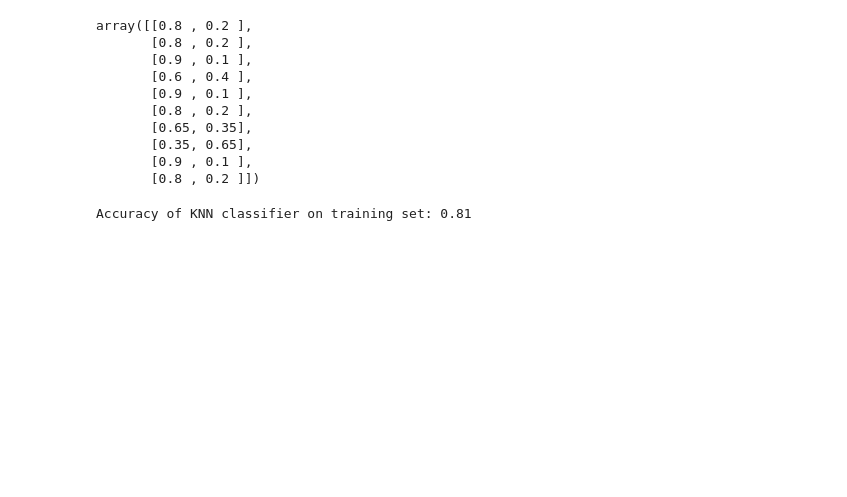
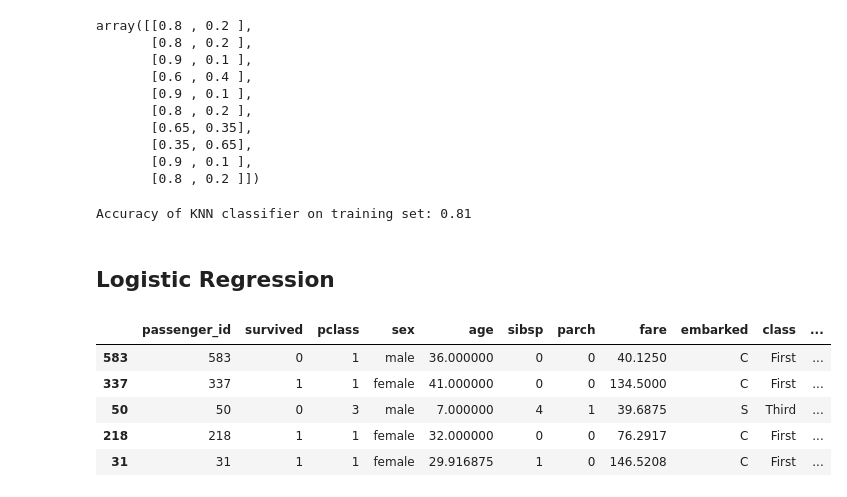
Before and after one commit to Joshua-C-Bryant/classification-exercises, a Jupyter notebook: model.ipynb, the cells around one changed output. Cells and saved outputs as stored; diff of their text form; code cells hidden in the pictures; blank space fills up the shorter version.

Commit message:
regression exercises

```diff
--- a/model.ipynb
+++ b/model.ipynb
@@ -682,3 +687,17 @@ print('Accuracy of KNN classifier on training set: {:.2f}'
      .format(knn.score(X_validate, y_validate)))
 # %% [output]
 Accuracy of KNN classifier on training set: 0.81
+# %% [markdown]
+## Logistic Regression
+# %%
+# Trying a different data set
+
+train, validate, test = prepare.prep_titanic(acquire.get_titanic_data())
+train.head()
+# %% [output]
+|  | passenger_id | survived | pclass | sex | age | sibsp | parch | fare | embarked | class | ... |
+| 583 | 583 | 0 | 1 | male | 36.000000 | 0 | 0 | 40.1250 | C | First | ... |
+| 337 | 337 | 1 | 1 | female | 41.000000 | 0 | 0 | 134.5000 | C | First | ... |
+| 50 | 50 | 0 | 3 | male | 7.000000 | 4 | 1 | 39.6875 | S | Third | ... |
+| 218 | 218 | 1 | 1 | female | 32.000000 | 0 | 0 | 76.2917 | C | First | ... |
+| 31 | 31 | 1 | 1 | female | 29.916875 | 1 | 0 | 146.5208 | C | First | ... |
```
Also changed, not shown: parts of 12 cells of this notebook.
